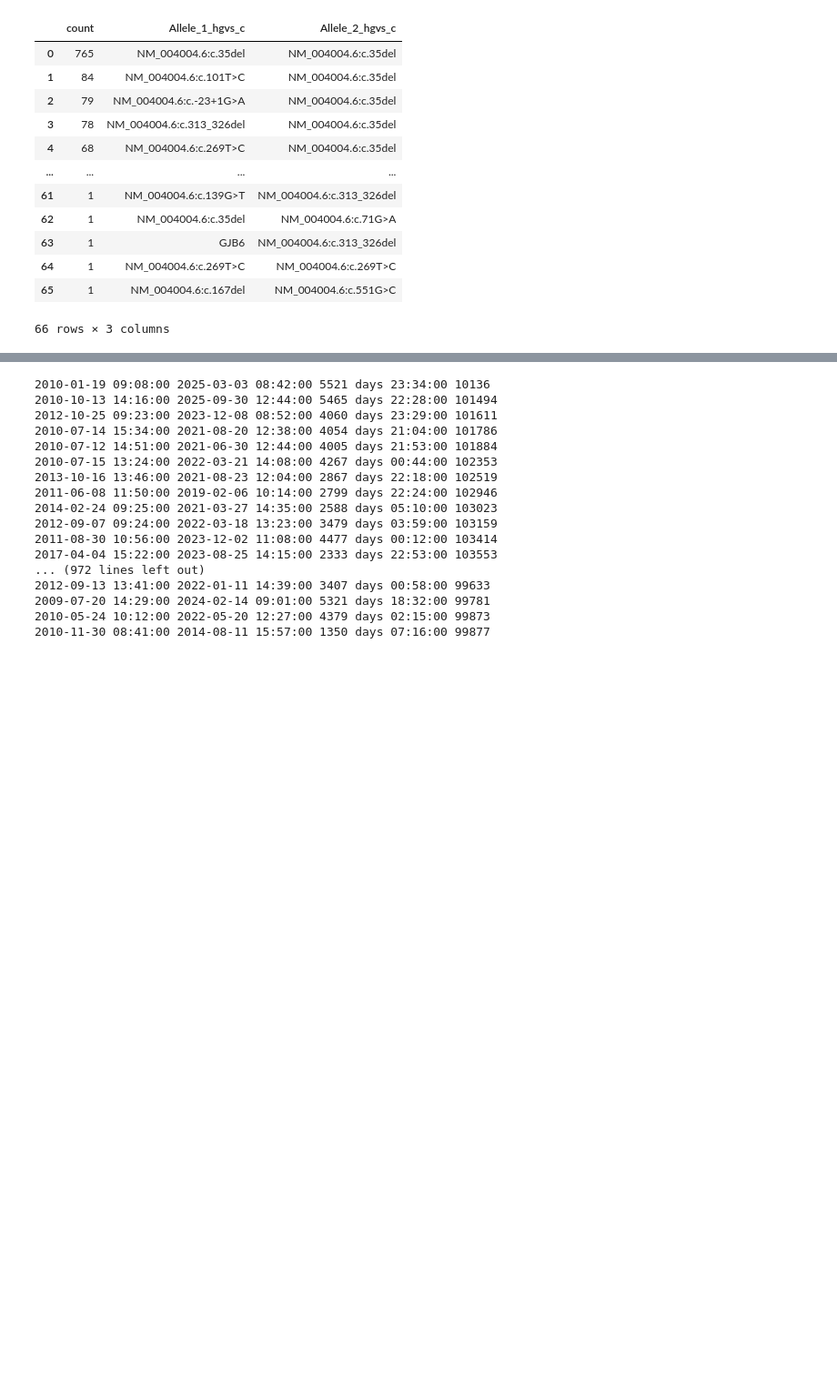
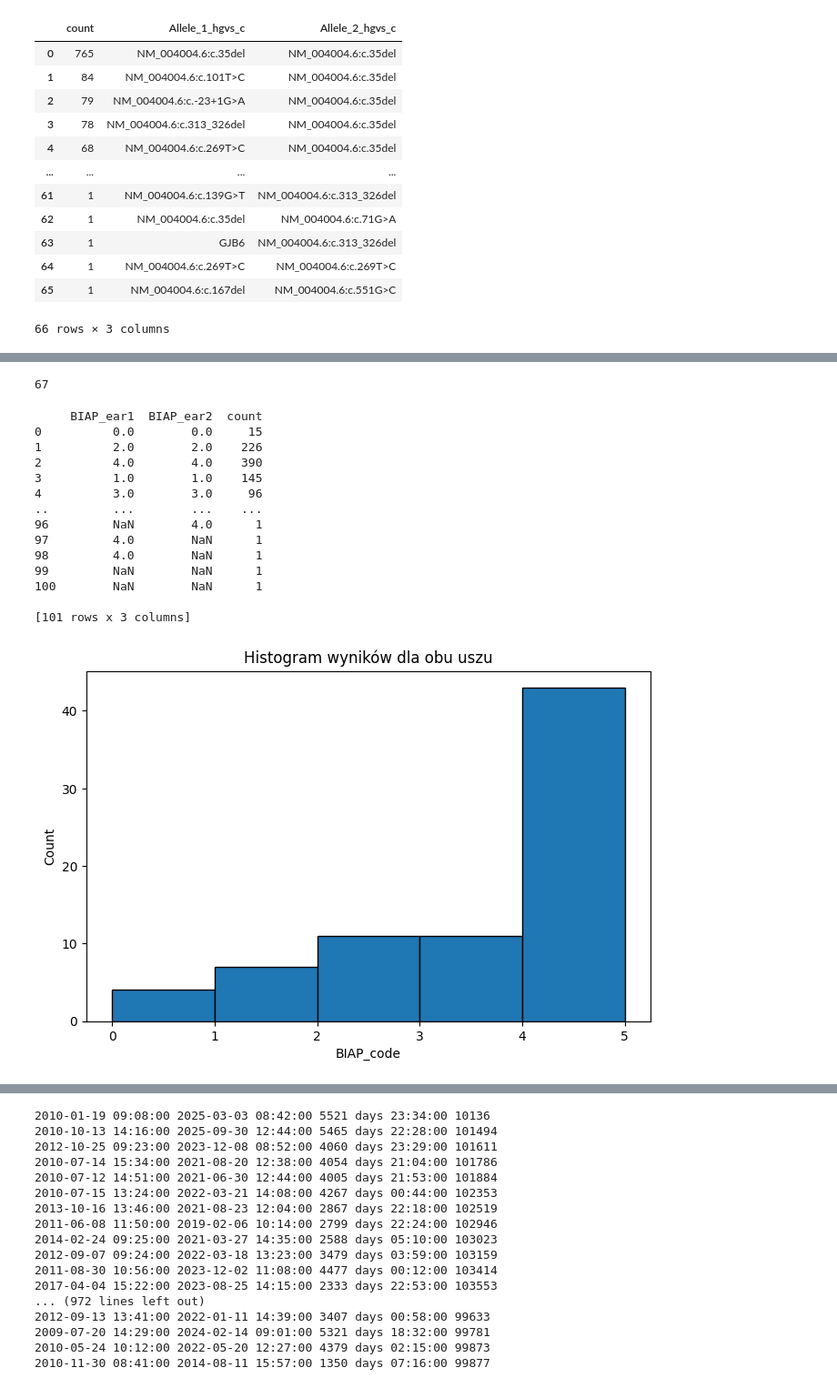
Before and after one commit to maria0026/GeneHearing, a Jupyter notebook: notebooks/data_info.ipynb, the cells around one changed output, grey strips where cells are left out. Shown at 91% size. Saved outputs shown, nothing was run; the diff lists cells and outputs as text; code cells hidden in the pictures; blank space fills up the shorter version.

```diff
--- a/notebooks/data_info.ipynb
+++ b/notebooks/data_info.ipynb
@@ -110,3 +161,7 @@ UnicodeDecodeError: 'charmap' codec can't decode byte 0x81 in position 1464: cha
+# %%
+data['NUMER_HISTORII_CHOROBY'].nunique() - data_filtered['NUMER_HISTORII_CHOROBY'].nunique()
+# %% [output]
+67
 # %%
 df = pd.read_csv(f"data/calculations/{config['tonaldataname']}.csv", sep=None, engine='python', dtype={'ID_PACJENTA': str}, encoding='utf-8-sig')
 
@@ -191,3 +326,21 @@ def plot_hearing_degree(df, allel1, allel2, map=ASHA_label_map, scale='ASHA', wa
+# %%
+plot_hearing_degree_combinations(df, None, None, BIAP_label_map, 'BIAP')
+# %% [output]
+     BIAP_ear1  BIAP_ear2  count
+0          0.0        0.0     15
+1          2.0        2.0    226
+2          4.0        4.0    390
+3          1.0        1.0    145
+4          3.0        3.0     96
+..         ...        ...    ...
+96         NaN        4.0      1
+97         4.0        NaN      1
+98         4.0        NaN      1
+99         NaN        NaN      1
+100        NaN        NaN      1
+
+[101 rows x 3 columns]
+[figure, added]
 # %%
 def plot_hearing_type(df, allel1 = None, allel2=None, hearing_type_map=None, warianty=None):
     if allel1 is not None:
```
Also changed, not shown: parts of 15 cells of this notebook, 2 other files.
